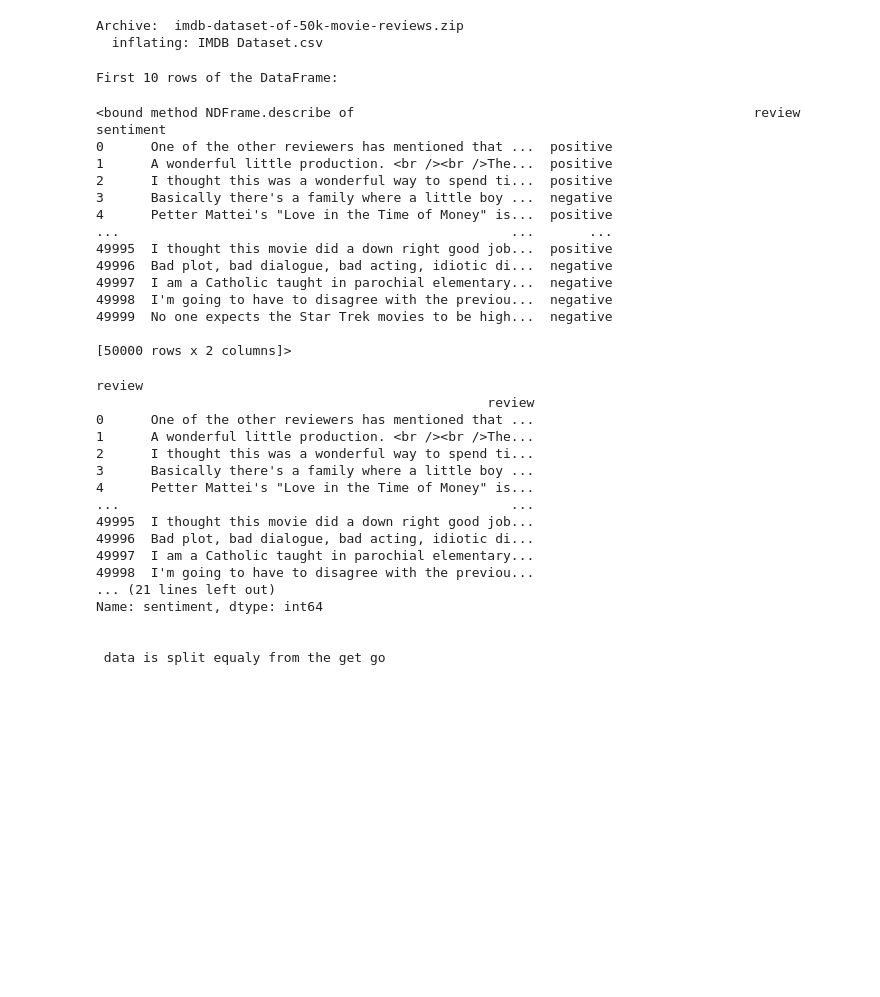
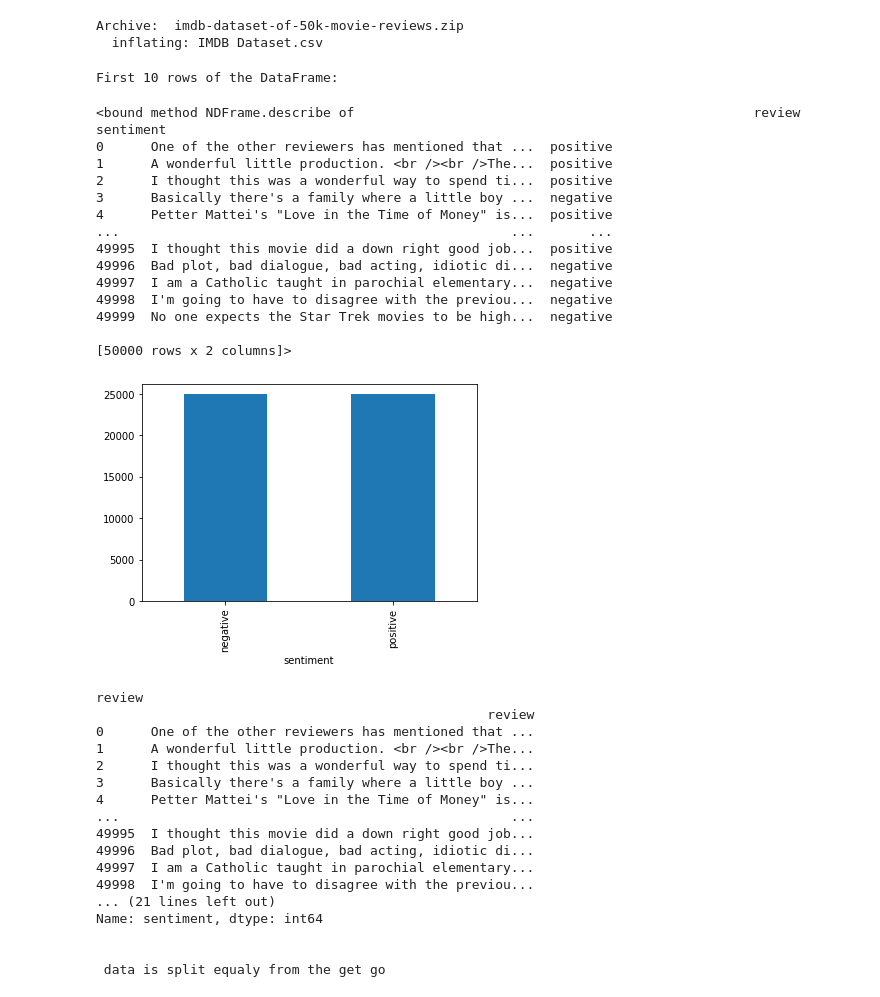
Before and after one commit to astroC86/BERT_AI_Project, a Jupyter notebook: AIProject4.ipynb, the cells around one changed output. Cells and saved outputs as stored; diff of their text form; code cells hidden in the pictures; blank space fills up the shorter version.

```diff
--- a/AIProject4.ipynb
+++ b/AIProject4.ipynb
@@ -33,25 +33,27 @@ import pandas            as pd
 # %%
 df        = pd.read_csv("IMDB Dataset.csv")
 print("First 10 rows of the DataFrame:")
 #print(df)
 
+df.groupby(['sentiment']).size().plot.bar()
 df.describe
 # %% [output]
 First 10 rows of the DataFrame:
 <bound method NDFrame.describe of                                                   review sentiment
 0      One of the other reviewers has mentioned that ...  positive
 1      A wonderful little production. <br /><br />The...  positive
 2      I thought this was a wonderful way to spend ti...  positive
 3      Basically there's a family where a little boy ...  negative
 4      Petter Mattei's "Love in the Time of Money" is...  positive
 ...                                                  ...       ...
 49995  I thought this movie did a down right good job...  positive
 49996  Bad plot, bad dialogue, bad acting, idiotic di...  negative
 49997  I am a Catholic taught in parochial elementary...  negative
 49998  I'm going to have to disagree with the previou...  negative
 49999  No one expects the Star Trek movies to be high...  negative
 
 [50000 rows x 2 columns]>
+[figure, added]
 # %%
 x_org = df.drop(["sentiment"], axis="columns")
 y_org = df.drop(["review"], axis="columns")
```
Also changed, not shown: parts of 9 cells of this notebook.
